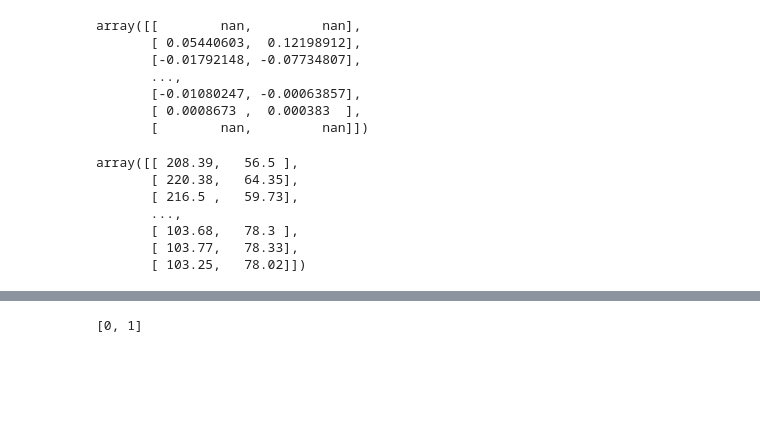
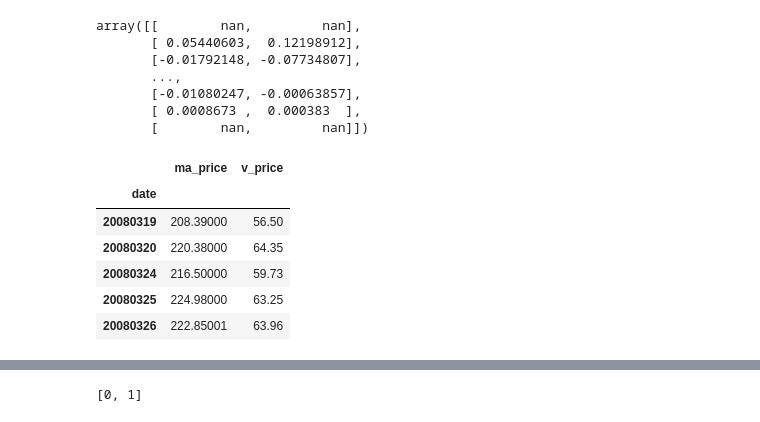
Before and after one commit to susain-ko/KSEAProject, a Jupyter notebook: pair-trading-johansen.ipynb, the cells around one changed output, grey strips where cells are left out. Saved outputs shown, nothing was run; the diff lists cells and outputs as text; code cells hidden in the pictures; blank space fills up the shorter version.

```diff
--- a/pair-trading-johansen.ipynb
+++ b/pair-trading-johansen.ipynb
@@ -178,19 +178,17 @@ array([[        nan,         nan],
 # %%
 d_price = {
     'v_price':vY.values,
     'ma_price':mY.values,
     }
 df_price = pd.DataFrame(d_price, index=v_date)
-#df_price.head()
+df_price.head()
+# %% [output]
+|  | ma_price | v_price |
+| date |  |  |
+| 20080319 | 208.39000 | 56.50 |
+| 20080320 | 220.38000 | 64.35 |
+| 20080324 | 216.50000 | 59.73 |
+| 20080325 | 224.98000 | 63.25 |
+| 20080326 | 222.85001 | 63.96 |
 # %%
 price_matrix = df_price.as_matrix()
-# %%
-price_matrix
-# %% [output]
-array([[ 208.39,   56.5 ],
-       [ 220.38,   64.35],
-       [ 216.5 ,   59.73],
-       ...,
-       [ 103.68,   78.3 ],
-       [ 103.77,   78.33],
-       [ 103.25,   78.02]])
```
Also changed, not shown: parts of 5 cells of this notebook.
